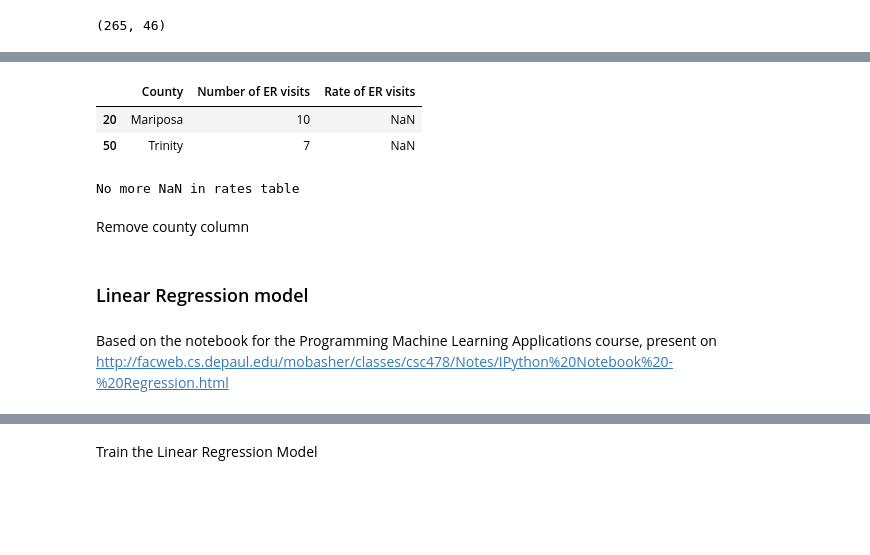
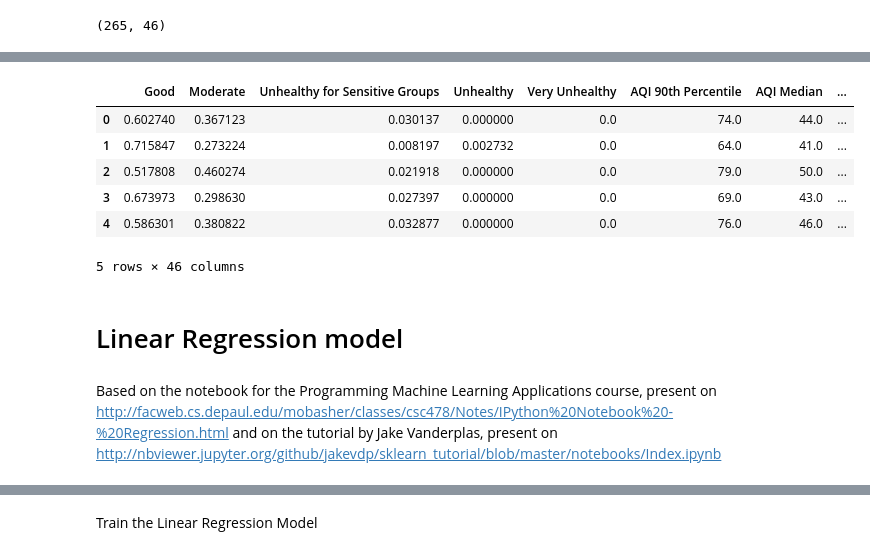
Before and after one commit to joao-r-santos/Asthma, a Jupyter notebook: Data/Exploratory ML.ipynb, the cells around one changed output, grey strips where cells are left out. Cells and saved outputs as stored; diff of their text form; code cells hidden in the pictures; blank space fills up the shorter version.

```diff
--- a/Data/Exploratory ML.ipynb
+++ b/Data/Exploratory ML.ipynb
@@ -122,8 +51,0 @@ Eliminate counties with no ER asthma rates
-# %%
-inds= pd.isnull(df_rates).any(1).nonzero()[0]
-
-df_rates.iloc[inds]
-# %% [output]
-|  | County | Number of ER visits | Rate of ER visits |
-| 20 | Mariposa | 10 | NaN |
-| 50 | Trinity | 7 | NaN |
@@ -133,7 +51,0 @@ df_rates.drop(df_rates.index[inds], axis=0, inplace=True)
-# %%
-if len(df_rates.isnull().any(1).nonzero()[0])==0:
-    print 'No more NaN in rates table'
-# %% [output]
-No more NaN in rates table
-# %% [markdown]
-Remove county column
@@ -142,4 +52,15 @@ df_feats.drop('county',axis=1,inplace=True)
+# %%
+feats_df.head()
+# %% [output]
+|  | Good | Moderate | Unhealthy for Sensitive Groups | Unhealthy | Very Unhealthy | AQI 90th Percentile | AQI Median | ... |
+| 0 | 0.602740 | 0.367123 | 0.030137 | 0.000000 | 0.0 | 74.0 | 44.0 | ... |
+| 1 | 0.715847 | 0.273224 | 0.008197 | 0.002732 | 0.0 | 64.0 | 41.0 | ... |
+| 2 | 0.517808 | 0.460274 | 0.021918 | 0.000000 | 0.0 | 79.0 | 50.0 | ... |
+| 3 | 0.673973 | 0.298630 | 0.027397 | 0.000000 | 0.0 | 69.0 | 43.0 | ... |
+| 4 | 0.586301 | 0.380822 | 0.032877 | 0.000000 | 0.0 | 76.0 | 46.0 | ... |
+5 rows × 46 columns
 # %% [markdown]
-### Linear Regression model
+# Linear Regression model
 # %% [markdown]
 Based on the notebook for the Programming Machine Learning Applications course, present on http://facweb.cs.depaul.edu/mobasher/classes/csc478/Notes/IPython%20Notebook%20-%20Regression.html
+and on the tutorial by Jake Vanderplas, present on http://nbviewer.jupyter.org/github/jakevdp/sklearn_tutorial/blob/master/notebooks/Index.ipynb
```
Also changed, not shown: parts of 55 cells of this notebook.
